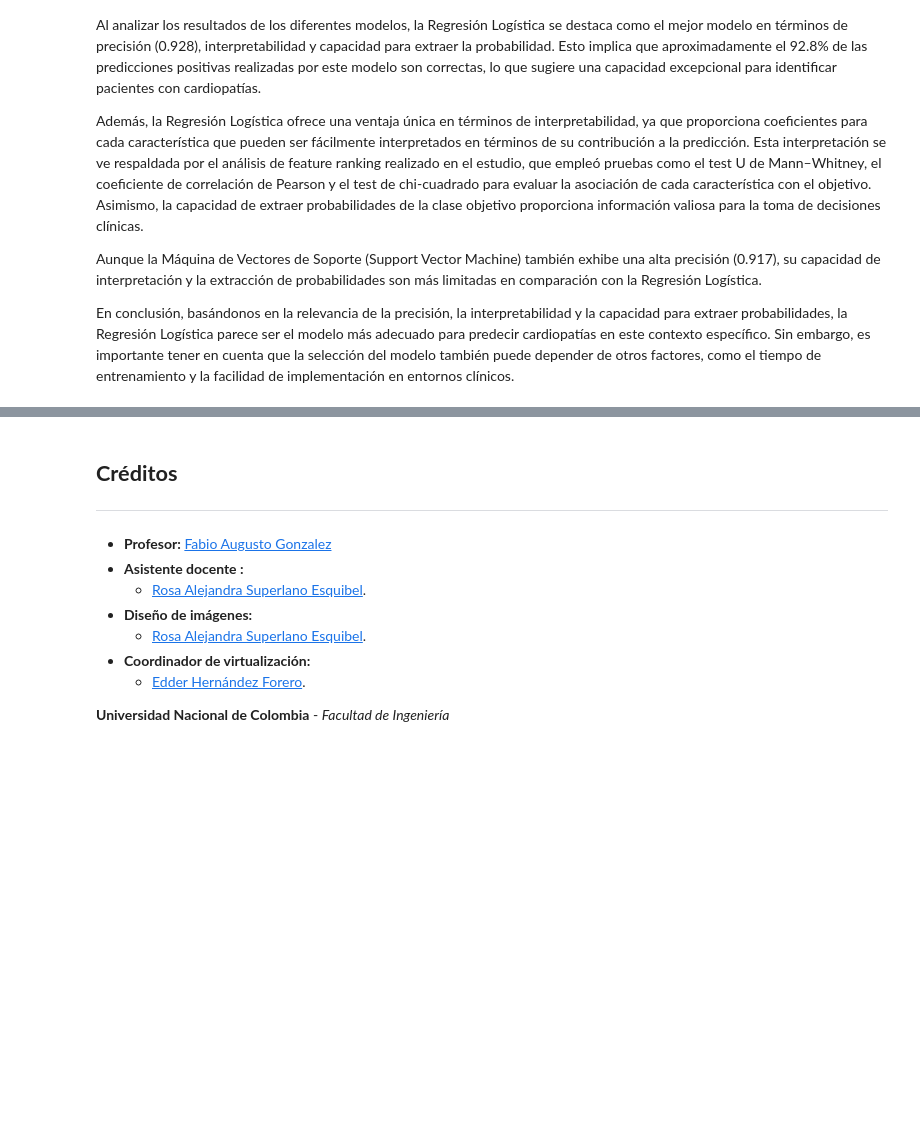
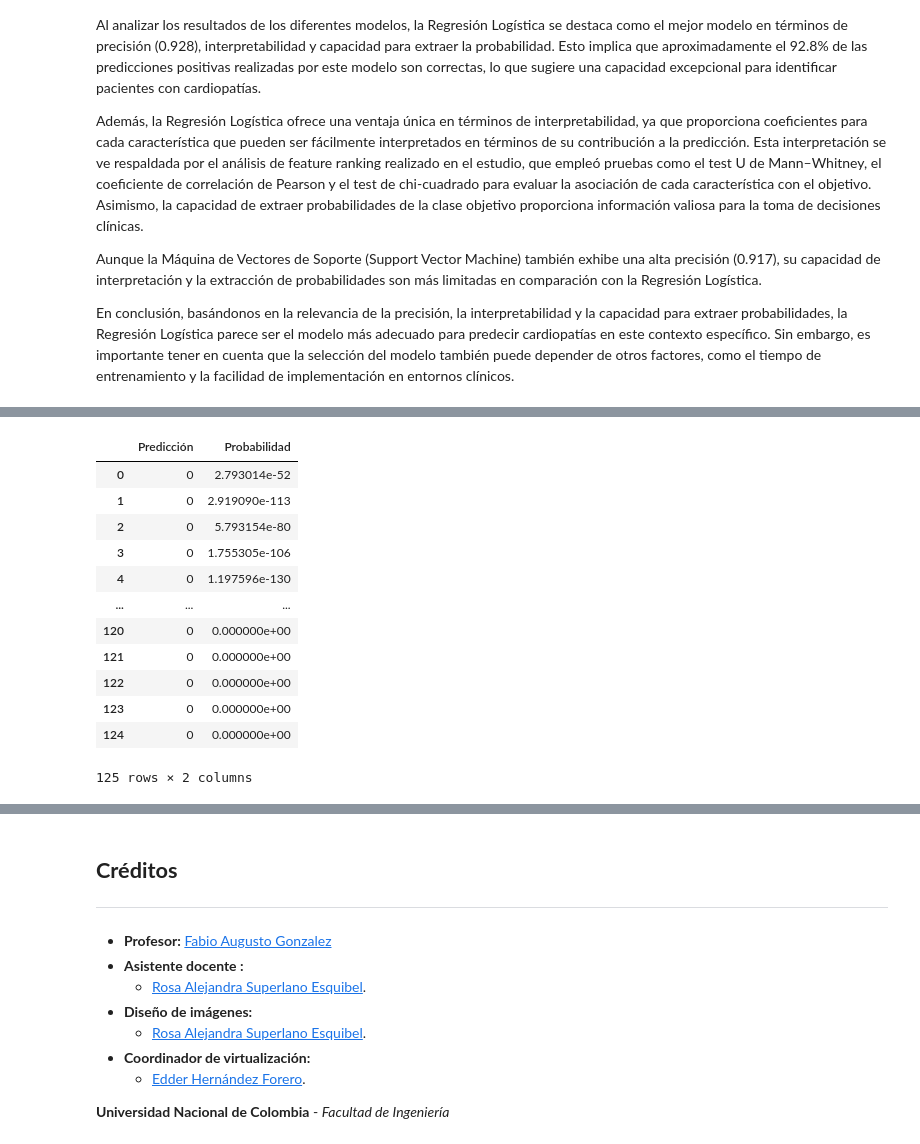
Before and after one commit to Robert-Gomez-AI/HeartFailure, a Jupyter notebook: M2U5_fase_4_Modelamiento.ipynb, the cells around one changed output, grey strips where cells are left out. Drawn from its saved outputs; the diff is of its cells as text; code cells hidden in the pictures; blank space fills up the shorter version.

```diff
--- a/M2U5_fase_4_Modelamiento.ipynb
+++ b/M2U5_fase_4_Modelamiento.ipynb
@@ -394,10 +392,14 @@ Intente analizar la capacidad del modelo para generalizar nuevos datos que no fo
 def predict(X):
   X= X.values
   scaler = MinMaxScaler()
-  X = scaler.fit_transform(X)
-  results= {"Predicción":Lg.predict(X),
-            "Probabilidad":Lg.predict_proba(X)}
-  results= pd.DataFrame(results)
-  return results
+  # Definir el diccionario de resultados
+  results = {
+      "Predicción": list(Lg.predict(X)),
+      "Probabilidad": [prob[1] for prob in Lg.predict_proba(X)]  # Tomar solo las probabilidades de la clase positiva
+  }
+
+  # Convertir el diccionario en un DataFrame
+  results_df = pd.DataFrame(results)
+  return results_df
 # %%
 X_produccion = remaining_data.drop('DEATH_EVENT',axis=1)
@@ -405,0 +406,18 @@ predict(X_produccion)
+# %%
+data= predict(X_produccion)
+# %%
+data
+# %% [output]
+|  | Predicción | Probabilidad |
+| 0 | 0 | 2.793014e-52 |
+| 1 | 0 | 2.919090e-113 |
+| 2 | 0 | 5.793154e-80 |
+| 3 | 0 | 1.755305e-106 |
+| 4 | 0 | 1.197596e-130 |
+| ... | ... | ... |
+| 120 | 0 | 0.000000e+00 |
+| 121 | 0 | 0.000000e+00 |
+| 122 | 0 | 0.000000e+00 |
+| 123 | 0 | 0.000000e+00 |
+| 124 | 0 | 0.000000e+00 |
+125 rows × 2 columns
```
Also changed, not shown: parts of 5 cells of this notebook.
